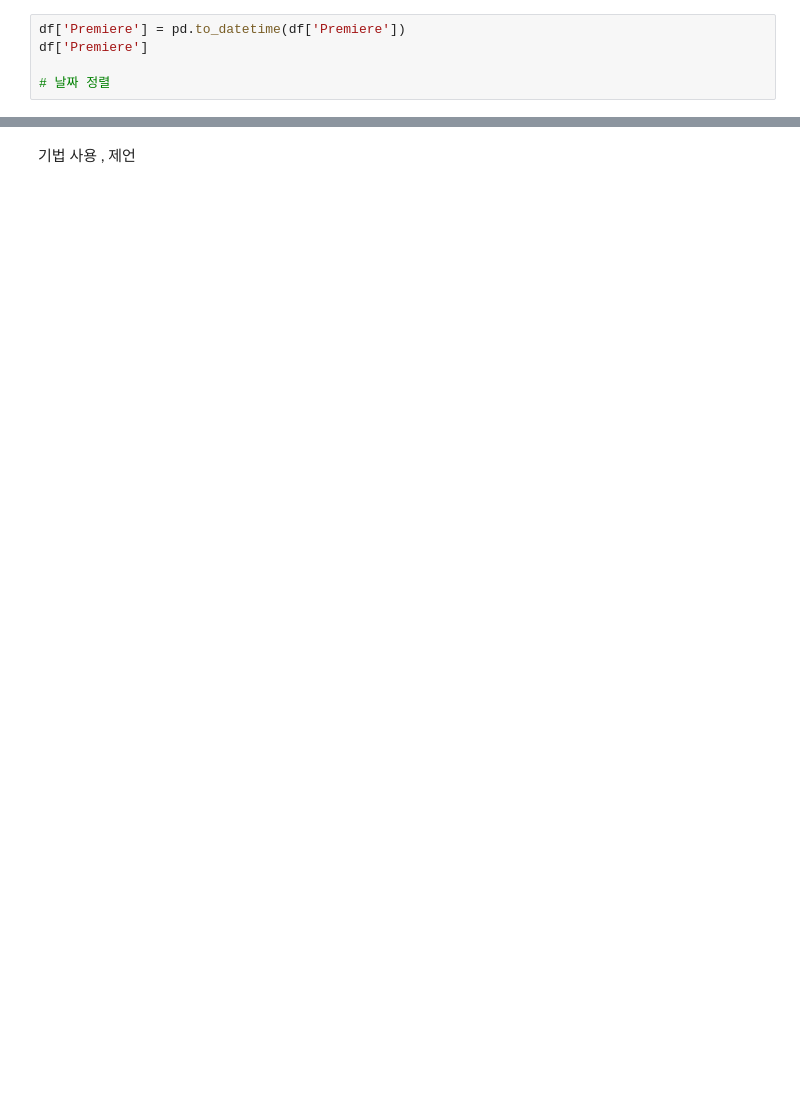
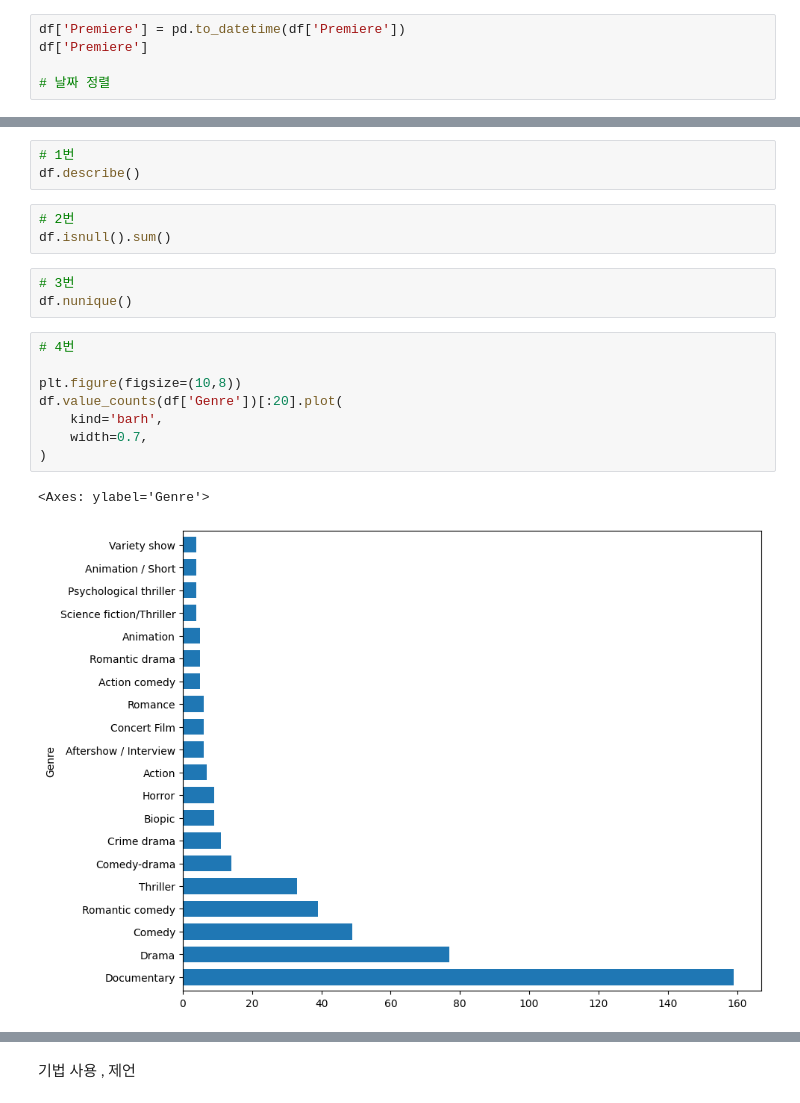
Before and after one commit to GRetriever/Data-Analysis-Project, a Jupyter notebook: Netflix/Netflix.ipynb, the cells around one changed output, grey strips where cells are left out. Drawn from its saved outputs; the diff is of its cells as text; blank space fills up the shorter version.

```diff
--- a/Netflix/Netflix.ipynb
+++ b/Netflix/Netflix.ipynb
@@ -60 +45,21 @@ df.sort_values(by='Premiere')
+# %%
+# 1번
+df.describe()
+# %%
+# 2번
+df.isnull().sum()
+# %%
+# 3번
+df.nunique()
+# %%
+# 4번
+
+plt.figure(figsize=(10,8))
+df.value_counts(df['Genre'])[:20].plot(
+    kind='barh',
+    width=0.7,
+)
+# %% [output]
+<Axes: ylabel='Genre'>
+[figure, added]
 # %%
```
Also changed, not shown: parts of 32 cells of this notebook.
